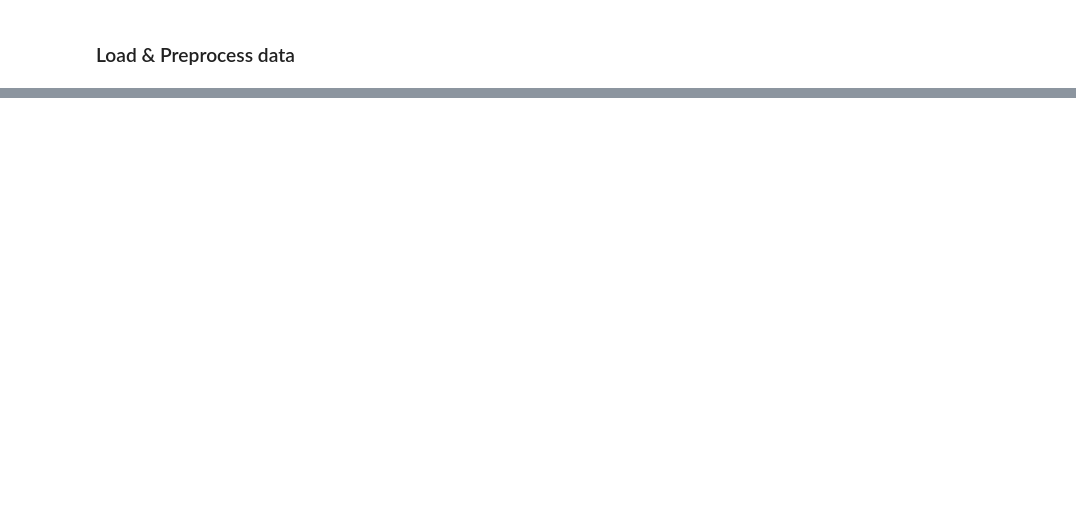
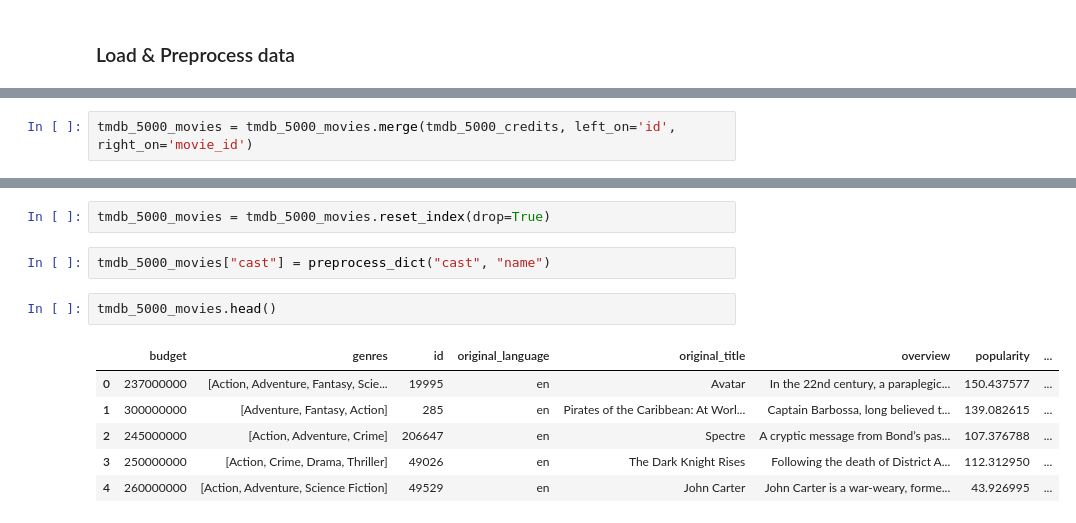
Before and after one commit to duartena/TXAI_Project, a Jupyter notebook: main.ipynb, the cells around one changed output, grey strips where cells are left out. Drawn from its saved outputs; the diff is of its cells as text; blank space fills up the shorter version.

```diff
--- a/main.ipynb
+++ b/main.ipynb
@@ -156,0 +259,2 @@ Prediction(uid=1, iid=25, r_ui=3, est=2.50782970395725, details={'was_impossible
+# %%
+tmdb_5000_movies = tmdb_5000_movies.merge(tmdb_5000_credits, left_on='id', right_on='movie_id')
@@ -156,0 +269,13 @@ Prediction(uid=1, iid=25, r_ui=3, est=2.50782970395725, details={'was_impossible
+# %%
+tmdb_5000_movies = tmdb_5000_movies.reset_index(drop=True)
+# %%
+tmdb_5000_movies["cast"] = preprocess_dict("cast", "name")
+# %%
+tmdb_5000_movies.head()
+# %% [output]
+|  | budget | genres | id | original_language | original_title | overview | popularity | ... |
+| 0 | 237000000 | [Action, Adventure, Fantasy, Scie... | 19995 | en | Avatar | In the 22nd century, a paraplegic... | 150.437577 | ... |
+| 1 | 300000000 | [Adventure, Fantasy, Action] | 285 | en | Pirates of the Caribbean: At Worl... | Captain Barbossa, long believed t... | 139.082615 | ... |
+| 2 | 245000000 | [Action, Adventure, Crime] | 206647 | en | Spectre | A cryptic message from Bond’s pas... | 107.376788 | ... |
+| 3 | 250000000 | [Action, Crime, Drama, Thriller] | 49026 | en | The Dark Knight Rises | Following the death of District A... | 112.312950 | ... |
+| 4 | 260000000 | [Action, Adventure, Science Fiction] | 49529 | en | John Carter | John Carter is a war-weary, forme... | 43.926995 | ... |
```
Also changed, not shown: parts of 55 cells of this notebook, 3 other files.
